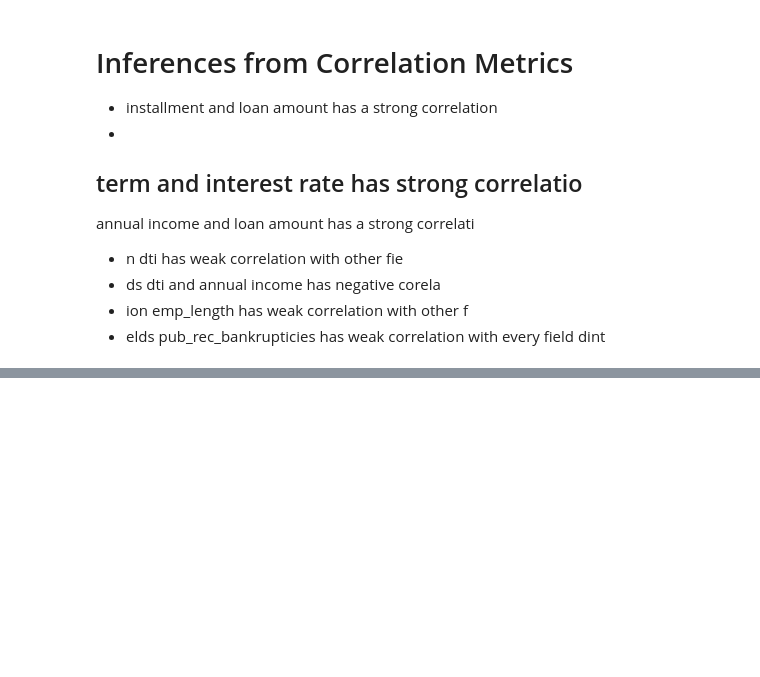
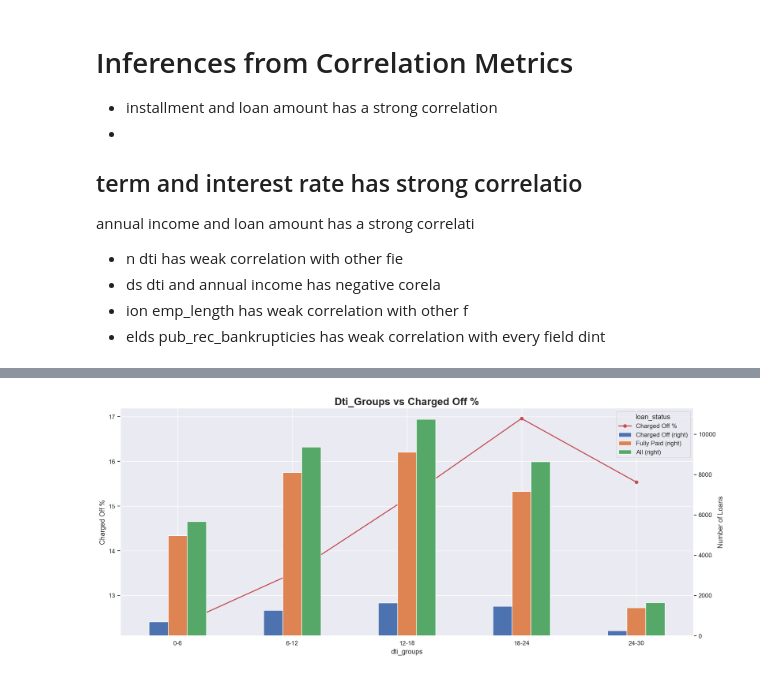
Before and after one commit to mrsivanandareddy/lending-club-case-study, a Jupyter notebook: sivananda_mylarapu.ipynb, the cells around one changed output, grey strips where cells are left out. Drawn from its saved outputs; the diff is of its cells as text; code cells hidden in the pictures; blank space fills up the shorter version.

```diff
--- a/sivananda_mylarapu.ipynb
+++ b/sivananda_mylarapu.ipynb
@@ -461,0 +500,4 @@ dint
+# %%
+create_bar_line_plot(loan_history_data,'dti_groups')
+# %% [output]
+[figure, added]
```
Also changed, not shown: parts of 6 cells of this notebook, 1 other file.
